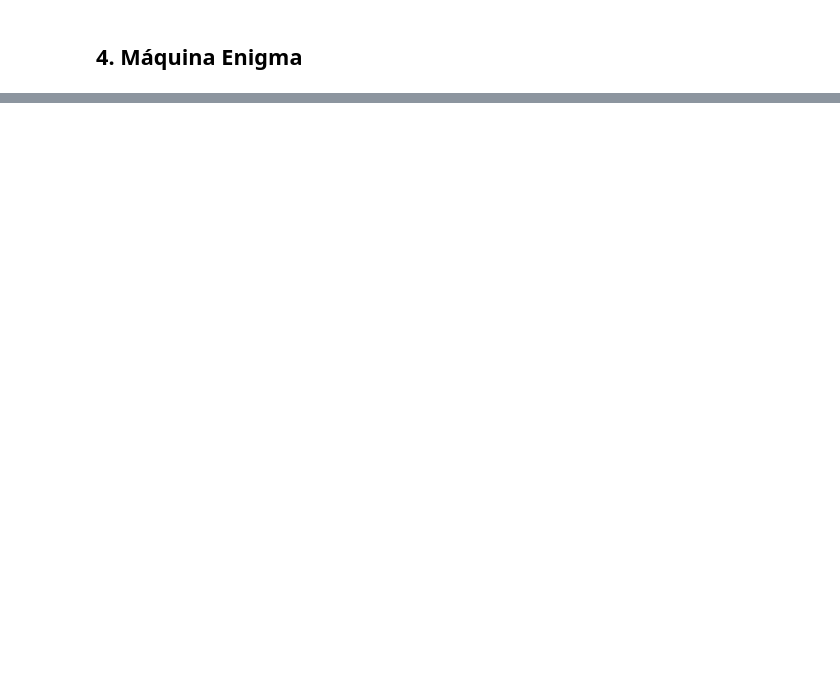
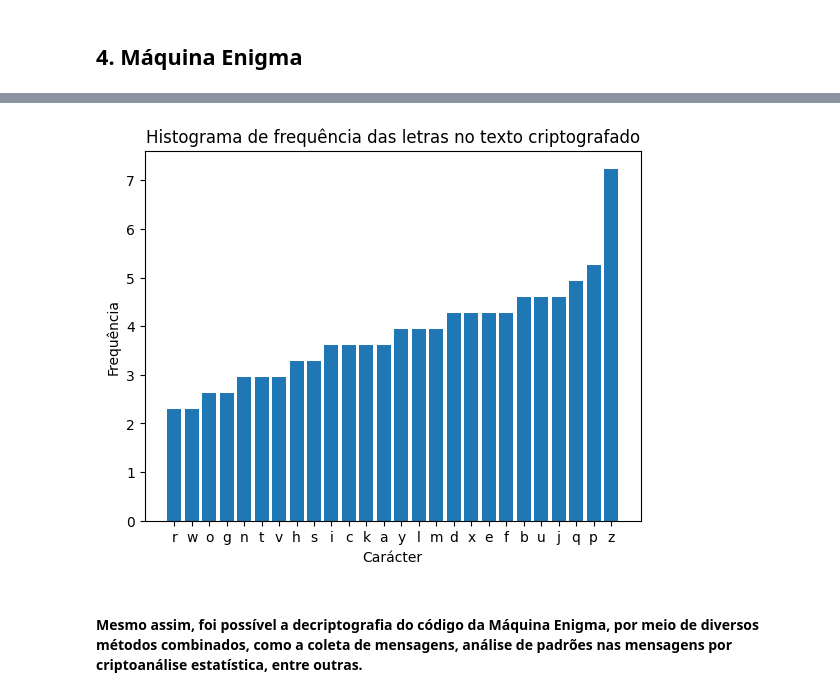
Before and after one commit to Daniel-debug-creator/Projeto_James, a Jupyter notebook: Notebook Projeto Final.ipynb, the cells around one changed output, grey strips where cells are left out. Drawn from its saved outputs; the diff is of its cells as text; code cells hidden in the pictures; blank space fills up the shorter version.

```diff
--- a/Notebook Projeto Final.ipynb
+++ b/Notebook Projeto Final.ipynb
@@ -340,0 +456,6 @@ SyntaxError: (unicode error) 'unicodeescape' codec can't decode bytes in positio
+# %%
+def plugboard(texto, dic_de_substituicao):
+    texto_new = ''
+    for i in texto:
+        texto_new += i.replace(i, dic_de_substituicao[i])
+    return texto_new
@@ -343,2 +598,20 @@ SyntaxError: (unicode error) 'unicodeescape' codec can't decode bytes in positio
+# %%
+freq_enigma = contar(texto_crip_final)
+
+dados_ordenados1 = sorted(freq_enigma.items(), key=lambda x: x[1])
+
+chaves = [item[0] for item in dados_ordenados1]
+valores = [item[1] for item in dados_ordenados1]
+
+plt.bar(chaves, valores)
+plt.xlabel('Carácter')
+plt.ylabel('Frequência')
+plt.title('Histograma de frequência das letras no texto criptografado')
+
+plt.show()
+# %% [output]
+[figure, added]
+# %% [markdown]
+#### Mesmo assim, foi possível a decriptografia do código da Máquina Enigma, por meio de diversos métodos combinados, como a coleta de mensagens, análise de padrões nas mensagens por criptoanálise estatística, entre outras.
 # %% [markdown]
 ## 5. Referências
```
Also changed, not shown: parts of 40 cells of this notebook.
